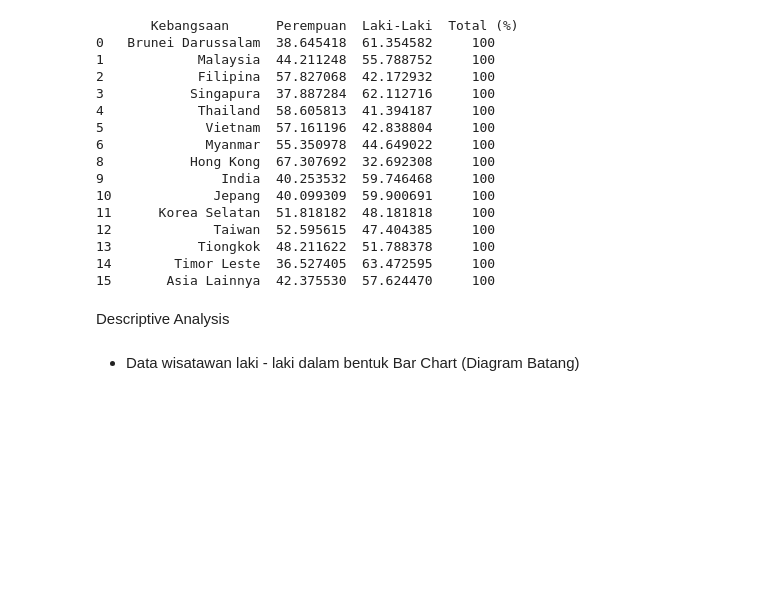
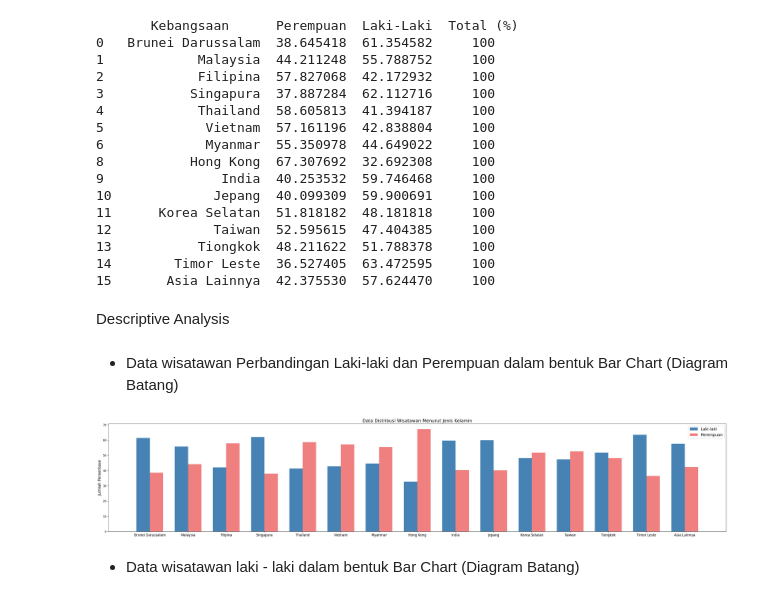
Before and after one commit to VinnyLinda20/TugasSesi4-DataWrangling, a Jupyter notebook: sesi4_datawrangling.ipynb, the cells around one changed output. Cells and saved outputs as stored; diff of their text form; code cells hidden in the pictures; blank space fills up the shorter version.

```diff
--- a/sesi4_datawrangling.ipynb
+++ b/sesi4_datawrangling.ipynb
@@ -75,6 +75,35 @@ print(df)
 15       Asia Lainnya  42.375530  57.624470     100
 # %% [markdown]
 Descriptive Analysis
+# %% [markdown]
+- Data wisatawan Perbandingan Laki-laki dan Perempuan dalam bentuk Bar Chart (Diagram Batang)
+# %%
+import pandas as pd
+import numpy as np
+import matplotlib.pyplot as plt
+
+df = pd.read_excel("data_mancanegara.xlsx", sheet_name="Gender Age")
+
+df.dropna(axis=0, inplace=True)
+kebangsaan = df['Kebangsaan']
+
+x = np.arange(len(kebangsaan))
+width = 0.35
+
+fig, ax = plt.subplots(figsize=(40, 7))
+
+lklk = ax.bar(x - width/2, df['Laki-Laki'], width, label='Laki-laki', color='steelblue')
+prpn = ax.bar(x + width/2, df['Perempuan'], width, label='Perempuan', color='lightcoral')
+
+ax.set_title('Data Distribusi Wisatawan Menurut Jenis Kelamin', size=16)
+ax.set_ylabel('Jumlah Persentase', size=14)
+ax.set_xticks(x)
+ax.set_xticklabels(kebangsaan, size=12)
+ax.legend(fontsize=14)
+
+plt.show()
+# %% [output]
+[figure, added]
 # %% [markdown]
 - Data wisatawan laki - laki dalam bentuk Bar Chart (Diagram Batang)
 # %%
```
Also changed, not shown: parts of 2 cells of this notebook.
